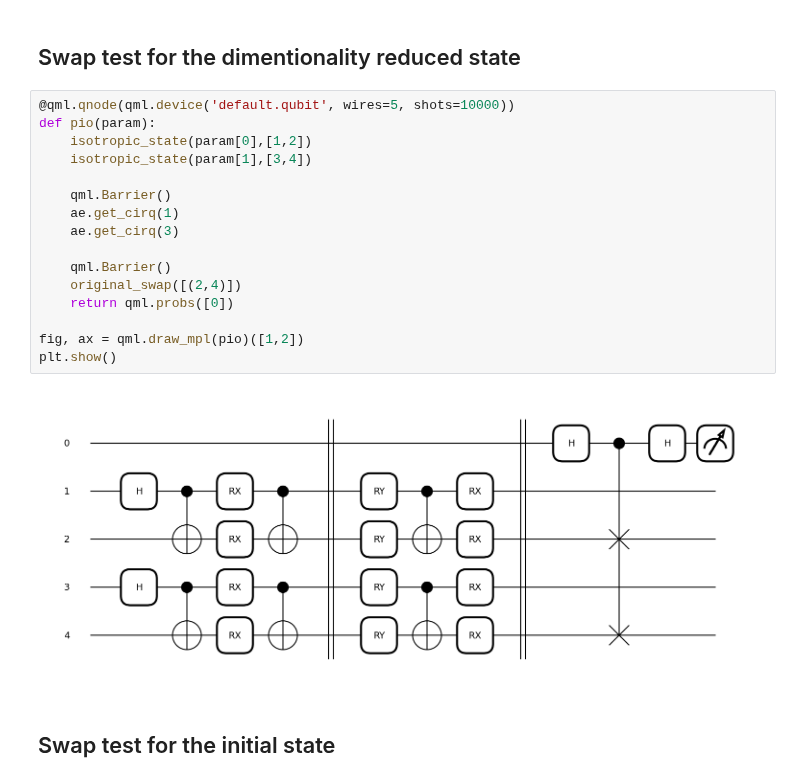
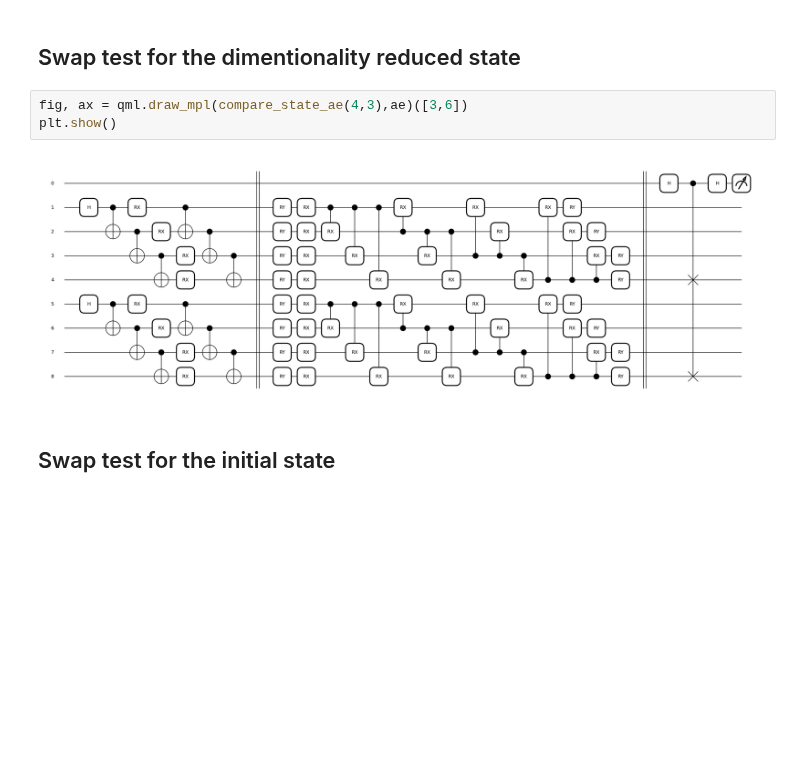
Before and after one commit to filorazi/Dim_red_SWAP, a Jupyter notebook: test.ipynb, the cells around one changed output. Saved outputs shown, nothing was run; the diff lists cells and outputs as text; blank space fills up the shorter version.

```diff
--- a/test.ipynb
+++ b/test.ipynb
@@ -42,22 +231,9 @@ ae.plot_loss()
 # %% [markdown]
 ## Swap test for the dimentionality reduced state
-# %%
-@qml.qnode(qml.device('default.qubit', wires=5, shots=10000))
-def pio(param):
-    isotropic_state(param[0],[1,2])
-    isotropic_state(param[1],[3,4])
-
-    qml.Barrier()
-    ae.get_cirq(1)
-    ae.get_cirq(3)
-
-    qml.Barrier()
-    original_swap([(2,4)])
-    return qml.probs([0])
-
-fig, ax = qml.draw_mpl(pio)([1,2])
-plt.show()
-# %% [output]
-[figure, removed]
+# %%
+fig, ax = qml.draw_mpl(compare_state_ae(4,3),ae)([3,6])
+plt.show()
+# %% [output]
+[figure, added]
 # %% [markdown]
 ## Swap test for the initial state
```
Also changed, not shown: parts of 10 cells of this notebook, 4 other files.
